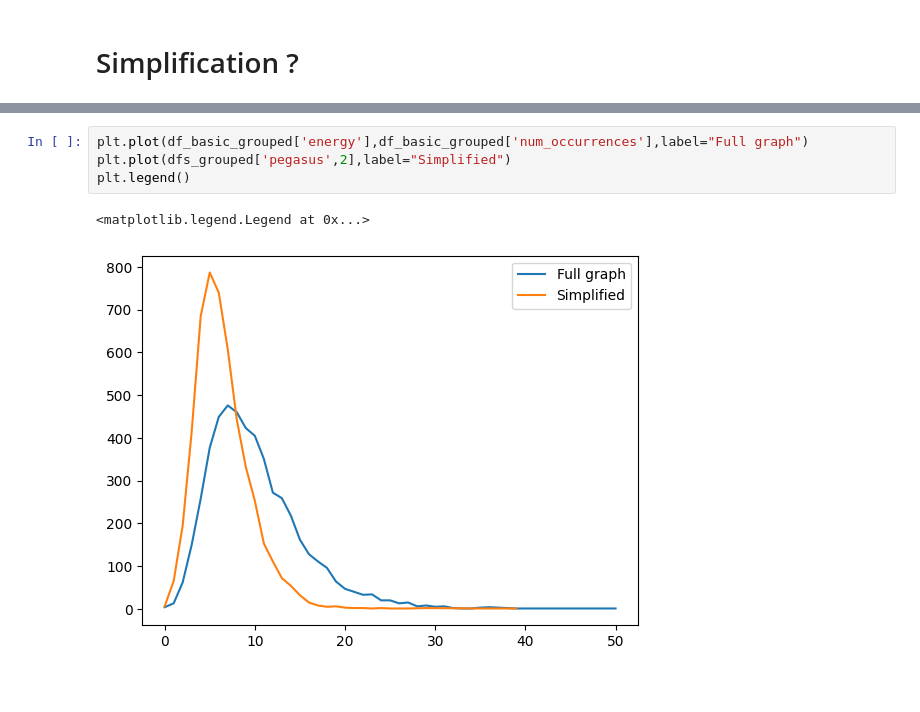
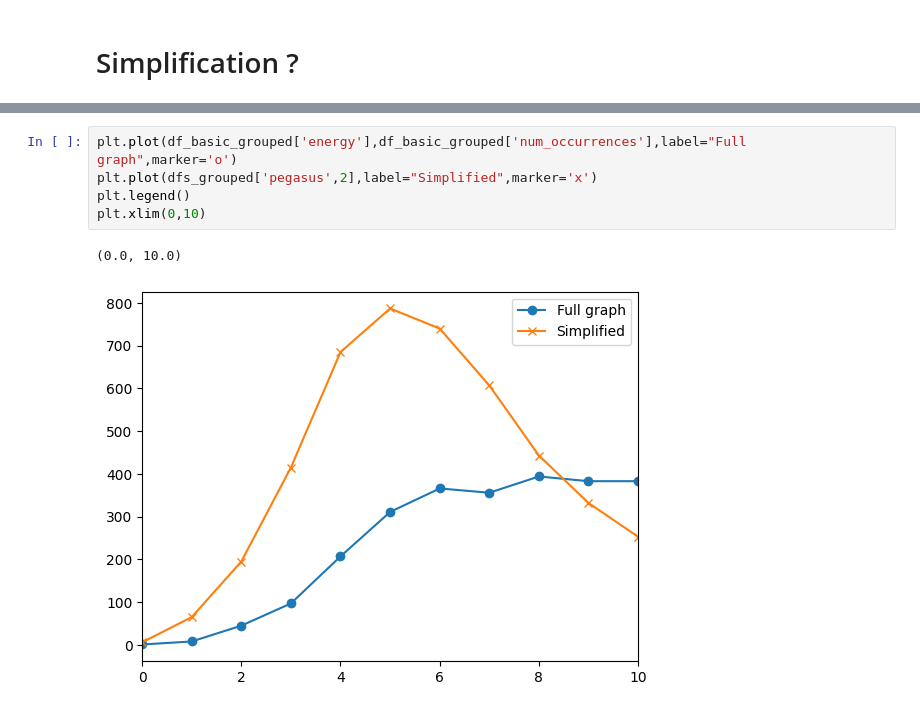
Before and after one commit to atg205/DWaveDynamics, a Jupyter notebook: notebooks/tests.ipynb, the cells around one changed output, grey strips where cells are left out. Saved outputs shown, nothing was run; the diff lists cells and outputs as text.

```diff
--- a/notebooks/tests.ipynb
+++ b/notebooks/tests.ipynb
@@ -189,7 +189,8 @@ df_basic_grouped
 # %%
-plt.plot(df_basic_grouped['energy'],df_basic_grouped['num_occurrences'],label="Full graph")
-plt.plot(dfs_grouped['pegasus',2],label="Simplified")
+plt.plot(df_basic_grouped['energy'],df_basic_grouped['num_occurrences'],label="Full graph",marker='o')
+plt.plot(dfs_grouped['pegasus',2],label="Simplified",marker='x')
 plt.legend()
+plt.xlim(0,10)
 # %% [output]
-<matplotlib.legend.Legend at 0x...>
+(0.0, 10.0)
-[figure, old version]
+[figure, new version]
```
Also changed, not shown: parts of 4 cells of this notebook, 6 other files.
